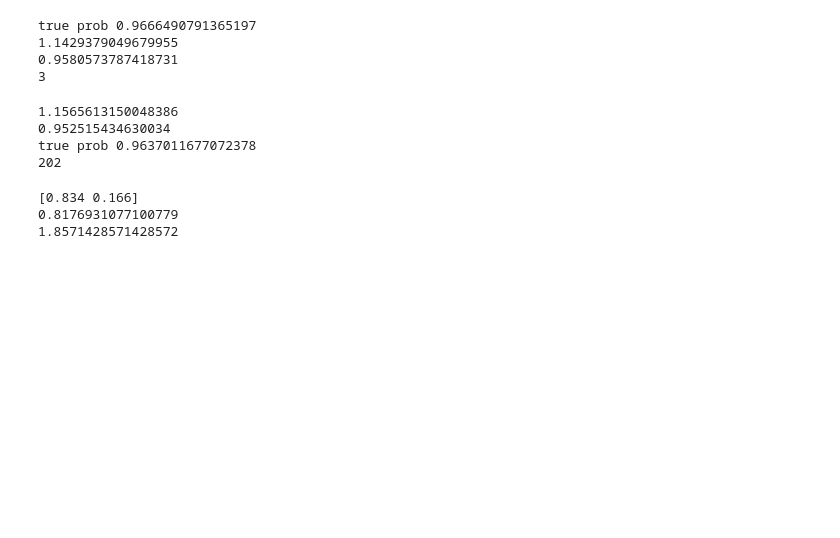
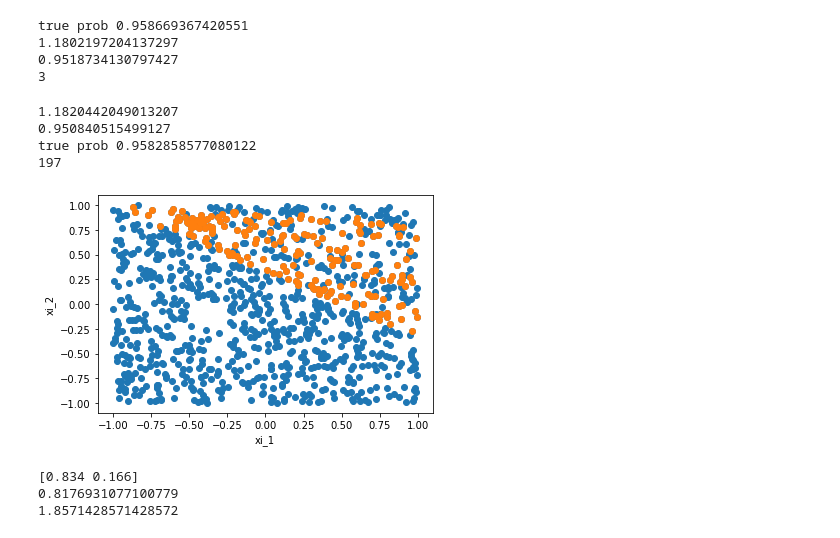
Before and after one commit to JustinStarreveld/ROBIST, a Jupyter notebook: Safe Approximation/Safe Approximation.ipynb, the cells around one changed output. Cells and saved outputs as stored; diff of their text form; code cells hidden in the pictures; blank space fills up the shorter version.

```diff
--- a/Safe Approximation/Safe Approximation.ipynb
+++ b/Safe Approximation/Safe Approximation.ipynb
@@ -37,7 +37,8 @@ par = 1
 phi_div = phi.mod_chi2_cut
 n = 1000
 phi_dot = 1
-r = phi_dot/(2*n)*scipy.stats.chi2.ppf(0.95, 1)
+alpha = 0.5
+r = phi_dot/(2*n)*scipy.stats.chi2.ppf(1-alpha, 1)
 # %%
 np.random.seed(1)
 data = np.random.uniform(-1,1,size = (n,2))
@@ -62,15 +63,15 @@ print(obj)
 print(lb)
 print(len(Z_arr))
 # %% [output]
-true prob 0.9666490791365197
-1.1429379049679955
-0.9580573787418731
+true prob 0.958669367420551
+1.1802197204137297
+0.9518734130797427
 3
 # %%
 np.random.seed(1)
 data = np.random.uniform(-1,1,size = (n,2))
 Z_arr = np.array([data[0]])
-beta = 0.85
+beta = 0.95
 delta = 1/n
 # %%
 lb = -np.inf
@@ -88,10 +89,18 @@ print(lb)
 print('true prob', 1/2+1/(2*x[1]))
 print(len(Z_arr))
 # %% [output]
-1.1565613150048386
-0.952515434630034
-true prob 0.9637011677072378
-202
+1.1820442049013207
+0.950840515499127
+true prob 0.9582858577080122
+197
+# %%
+plt.plot(data[:,0],data[:,1],'o')
+plt.plot(Z_arr[:,0],Z_arr[:,1],'o')
+plt.xlabel('xi_1')
+plt.ylabel('xi_2')
+plt.savefig('N1000alpha05beta095', format = 'eps')
+# %% [output]
+[figure, added]
 # %%
 [x_true, obj_true] = toymodel_true(beta)
 constr = data.dot(x_true)
```
Also changed, not shown: 5 other files.
